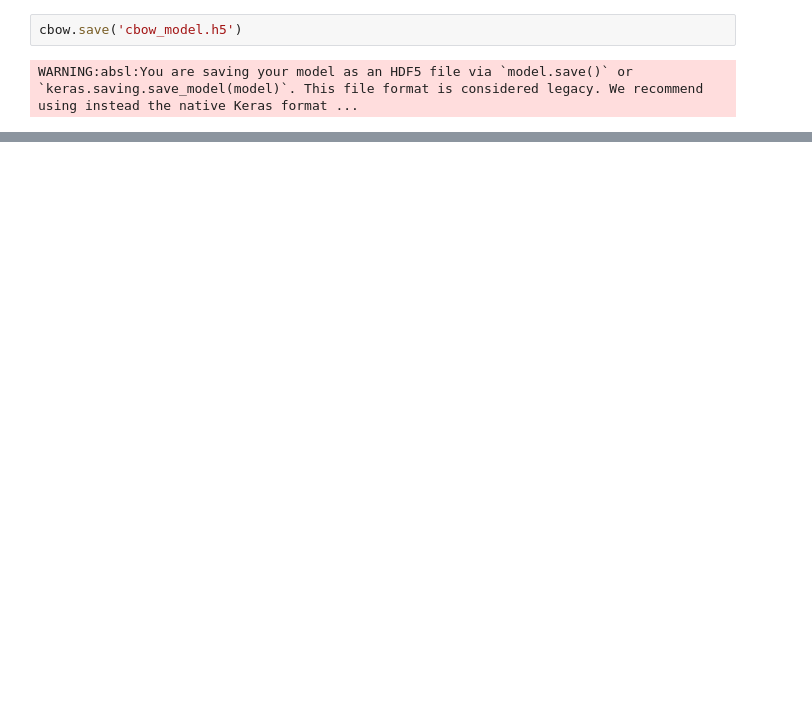
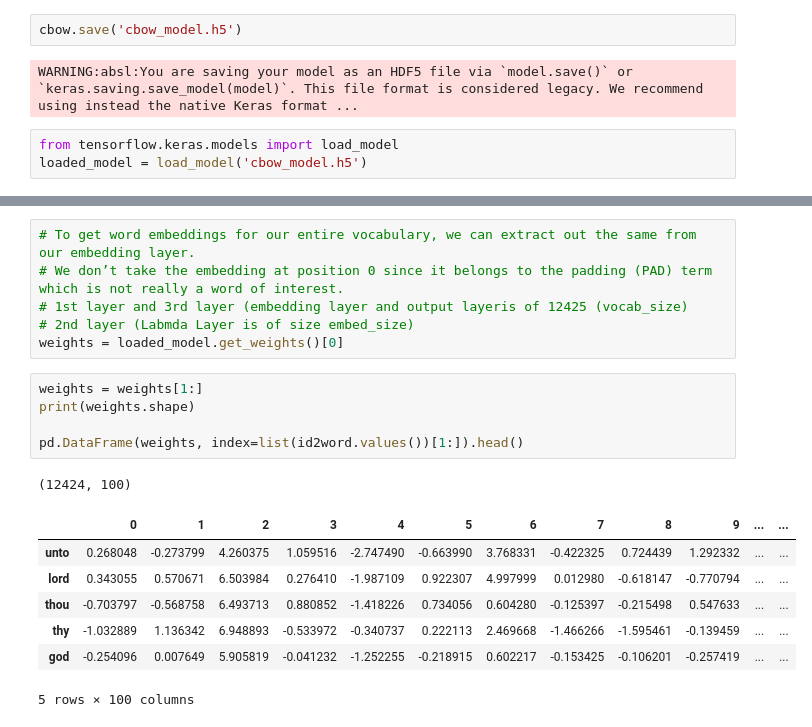
Before and after one commit to raeez21/NLP_Basics, a Jupyter notebook: Word2Vec.ipynb, the cells around one changed output, grey strips where cells are left out. Drawn from its saved outputs; the diff is of its cells as text; blank space fills up the shorter version.

Commit message:
loading model and finding inferences

```diff
--- a/Word2Vec.ipynb
+++ b/Word2Vec.ipynb
@@ -242,3 +236,6 @@ NameError: name 'model' is not defined
 cbow.save('cbow_model.h5')
 # %% [output]
 WARNING:absl:You are saving your model as an HDF5 file via `model.save()` or `keras.saving.save_model(model)`. This file format is considered legacy. We recommend using instead the native Keras format ...
+# %%
+from tensorflow.keras.models import load_model
+loaded_model = load_model('cbow_model.h5')
@@ -244,0 +249,20 @@ WARNING:absl:You are saving your model as an HDF5 file via `model.save()` or `ke
+# %%
+# To get word embeddings for our entire vocabulary, we can extract out the same from our embedding layer.
+# We don’t take the embedding at position 0 since it belongs to the padding (PAD) term which is not really a word of interest.
+# 1st layer and 3rd layer (embedding layer and output layeris of 12425 (vocab_size)
+# 2nd layer (Labmda Layer is of size embed_size)
+weights = loaded_model.get_weights()[0]
+# %%
+weights = weights[1:]
+print(weights.shape)
+
+pd.DataFrame(weights, index=list(id2word.values())[1:]).head()
+# %% [output]
+(12424, 100)
+|  | 0 | 1 | 2 | 3 | 4 | 5 | 6 | 7 | 8 | 9 | ... | ... |
+| unto | 0.268048 | -0.273799 | 4.260375 | 1.059516 | -2.747490 | -0.663990 | 3.768331 | -0.422325 | 0.724439 | 1.292332 | ... | ... |
+| lord | 0.343055 | 0.570671 | 6.503984 | 0.276410 | -1.987109 | 0.922307 | 4.997999 | 0.012980 | -0.618147 | -0.770794 | ... | ... |
+| thou | -0.703797 | -0.568758 | 6.493713 | 0.880852 | -1.418226 | 0.734056 | 0.604280 | -0.125397 | -0.215498 | 0.547633 | ... | ... |
+| thy | -1.032889 | 1.136342 | 6.948893 | -0.533972 | -0.340737 | 0.222113 | 2.469668 | -1.466266 | -1.595461 | -0.139459 | ... | ... |
+| god | -0.254096 | 0.007649 | 5.905819 | -0.041232 | -1.252255 | -0.218915 | 0.602217 | -0.153425 | -0.106201 | -0.257419 | ... | ... |
+5 rows × 100 columns
```
Also changed, not shown: parts of 6 cells of this notebook.
